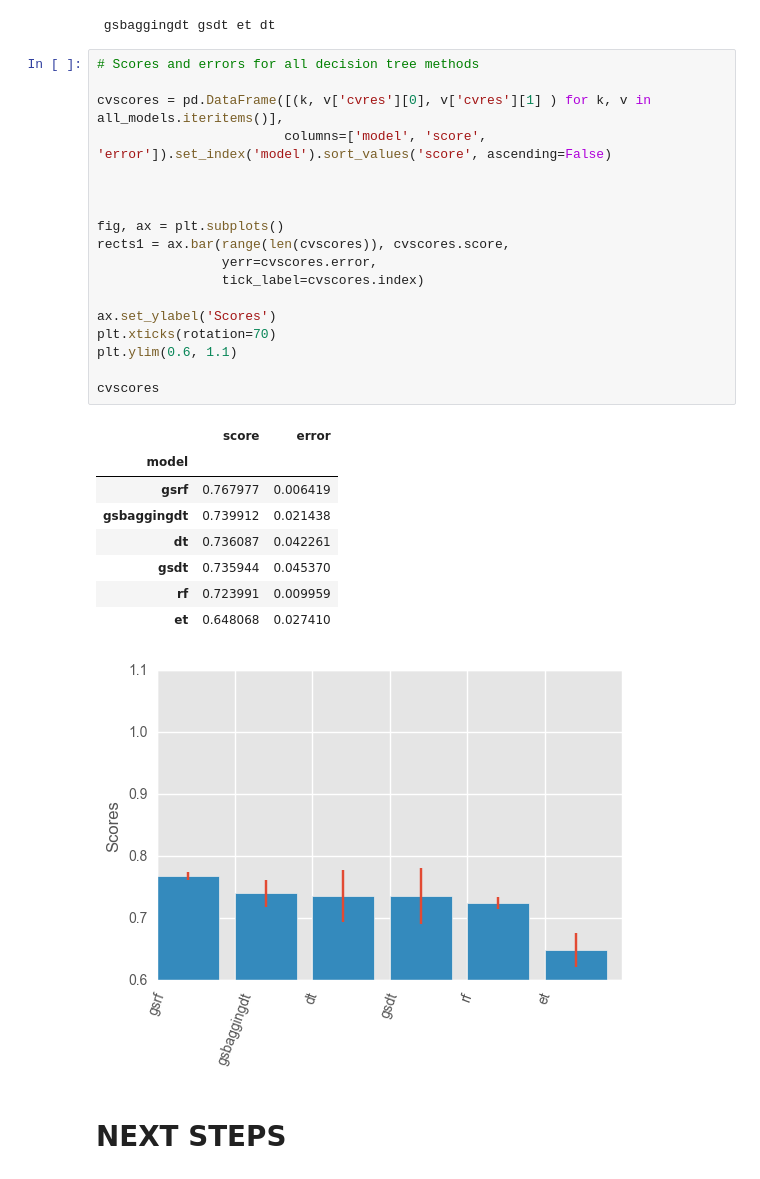
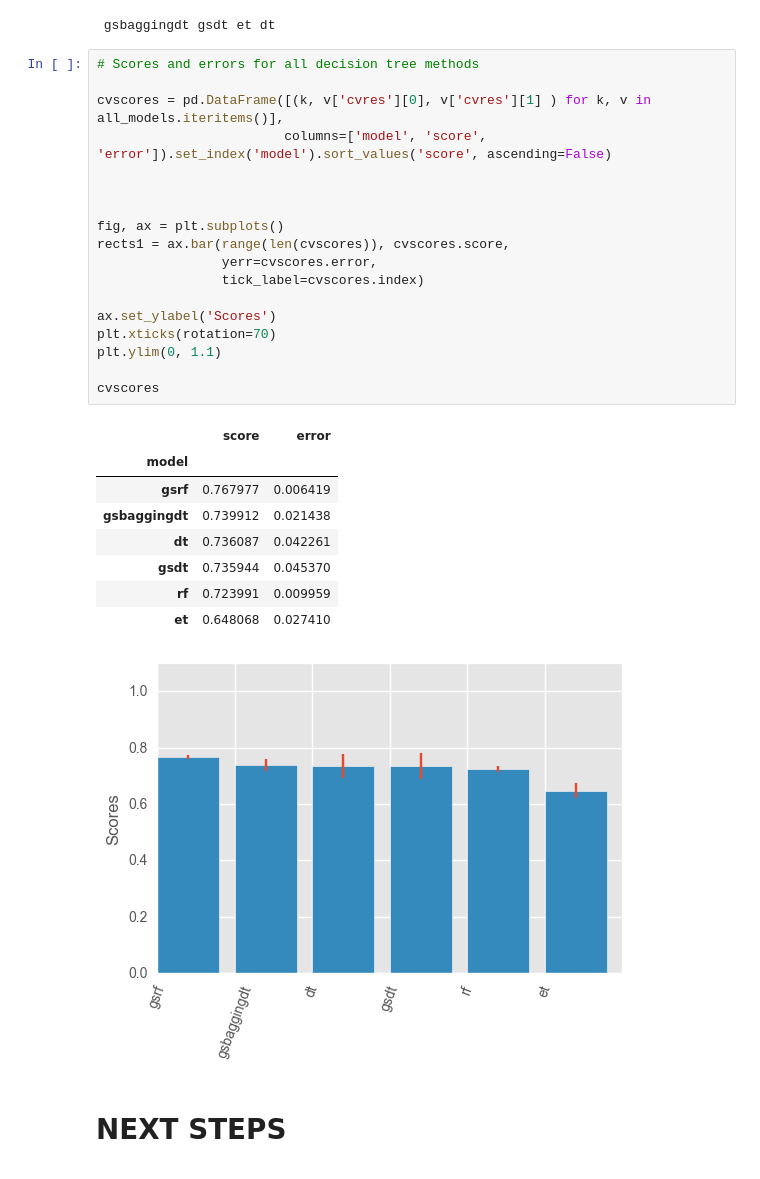
Before and after one commit to AndrewJeong89/GA-DSI, a Jupyter notebook: projects/projects-weekly/project-06/IMDB RATING - AJ.ipynb, the cells around one changed output. Drawn from its saved outputs; the diff is of its cells as text.

```diff
--- a/projects/projects-weekly/project-06/IMDB RATING - AJ.ipynb
+++ b/projects/projects-weekly/project-06/IMDB RATING - AJ.ipynb
@@ -965,30 +967,30 @@ gsrf rf
 # %%
 # Scores and errors for all decision tree methods
 
 cvscores = pd.DataFrame([(k, v['cvres'][0], v['cvres'][1] ) for k, v in all_models.iteritems()],
                         columns=['model', 'score', 'error']).set_index('model').sort_values('score', ascending=False)
 
 
 
 fig, ax = plt.subplots()
 rects1 = ax.bar(range(len(cvscores)), cvscores.score,
                 yerr=cvscores.error,
                 tick_label=cvscores.index)
 
 ax.set_ylabel('Scores')
 plt.xticks(rotation=70)
-plt.ylim(0.6, 1.1)
+plt.ylim(0, 1.1)
 
 cvscores
 # %% [output]
 |  | score | error |
 | model |  |  |
 | gsrf | 0.767977 | 0.006419 |
 | gsbaggingdt | 0.739912 | 0.021438 |
 | dt | 0.736087 | 0.042261 |
 | gsdt | 0.735944 | 0.045370 |
 | rf | 0.723991 | 0.009959 |
 | et | 0.648068 | 0.027410 |
-[figure, old version]
+[figure, new version]
 # %% [markdown]
 # NEXT STEPS
```
Also changed, not shown: parts of 5 cells of this notebook, 8 other files.
